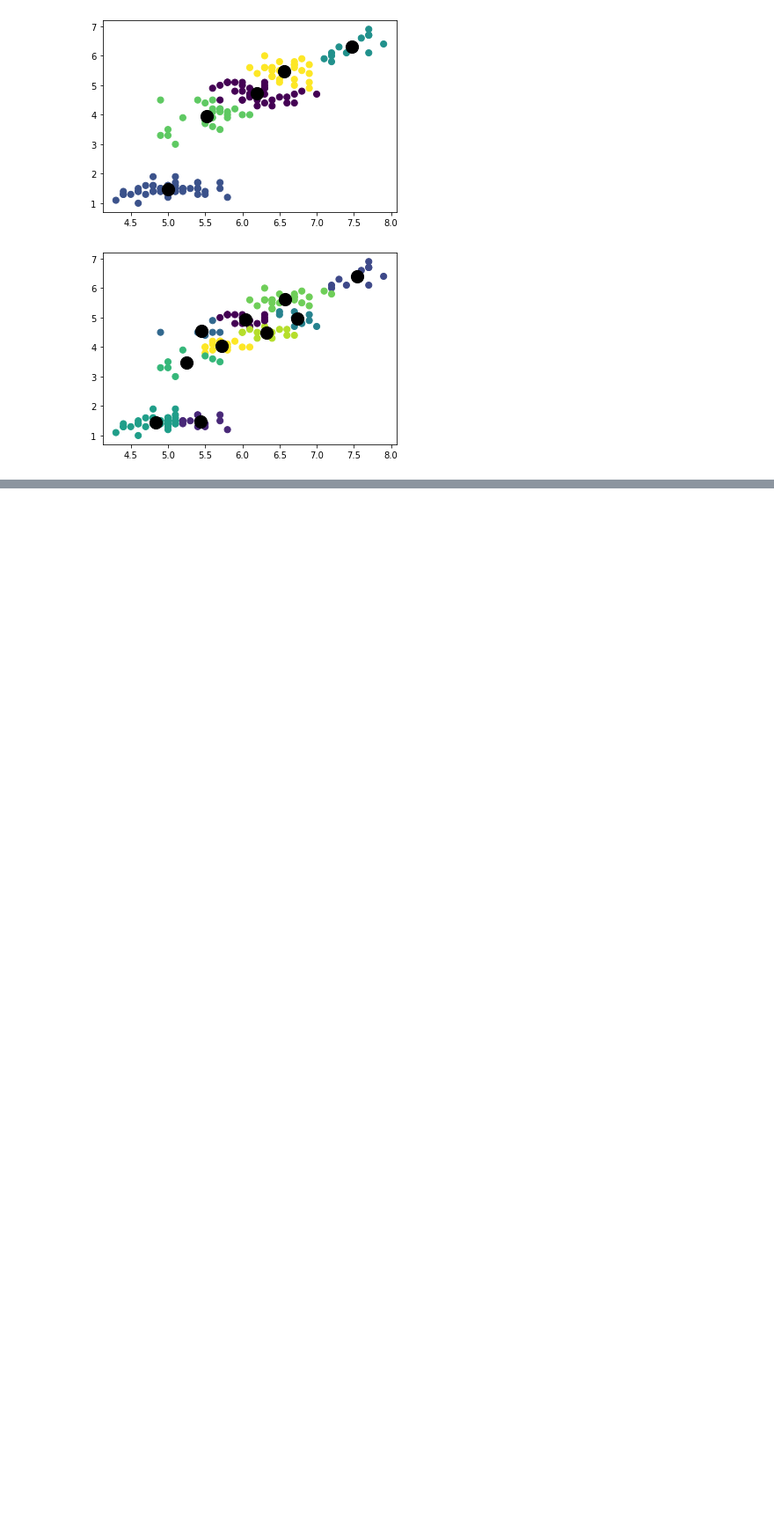
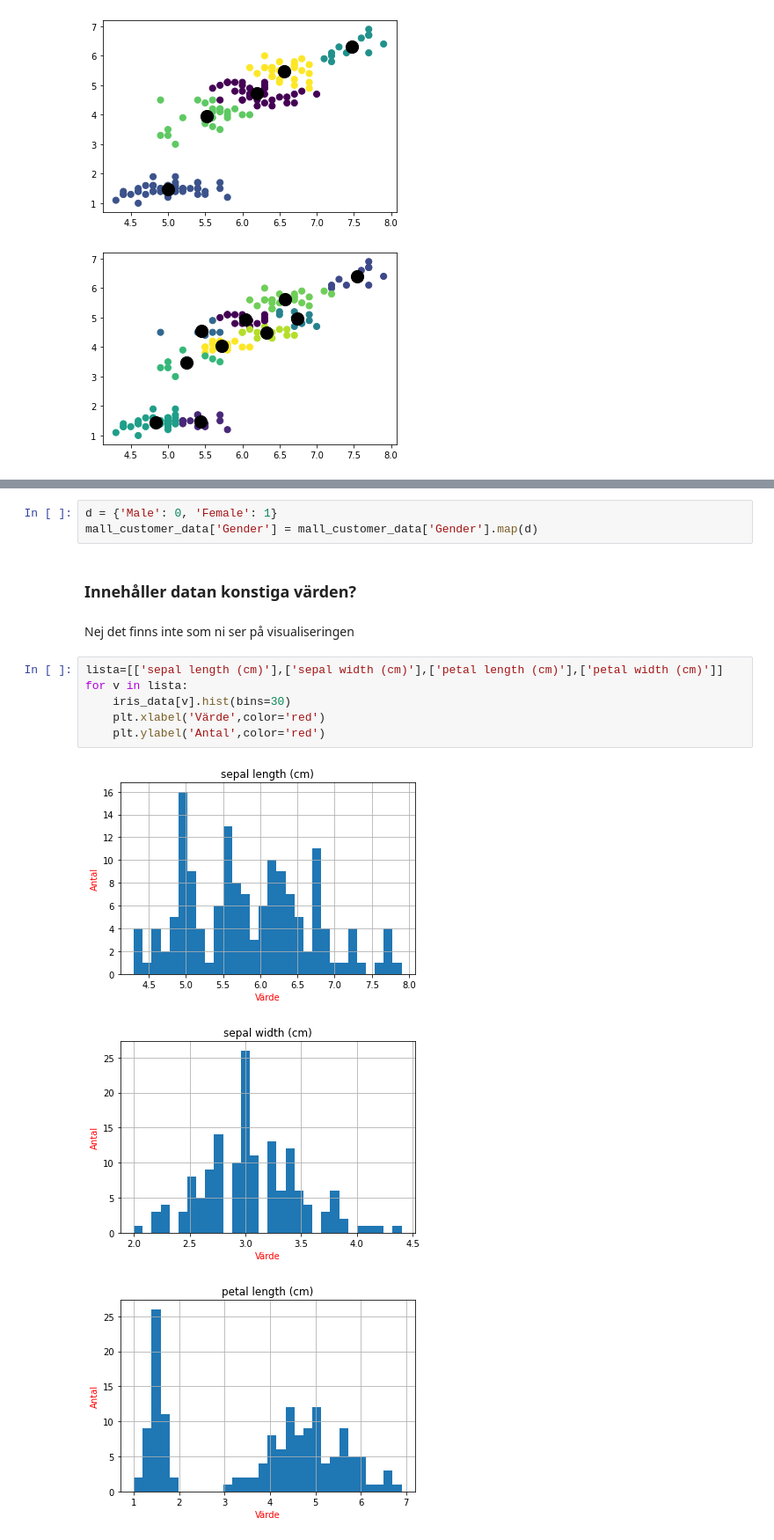
Before and after one commit to Ahmad223455322/Deep-la-rning-Linja-r_reg, a Jupyter notebook: Ahmad_Zarzar_kmeans2.ipynb, the cells around one changed output, grey strips where cells are left out. Shown at 88% size. Cells and saved outputs as stored; diff of their text form; blank space fills up the shorter version.

```diff
--- a/Ahmad_Zarzar_kmeans2.ipynb
+++ b/Ahmad_Zarzar_kmeans2.ipynb
@@ -174,0 +235,17 @@ for h in n_culster:
+# %%
+d = {'Male': 0, 'Female': 1}
+mall_customer_data['Gender'] = mall_customer_data['Gender'].map(d)
+# %% [markdown]
+### Innehåller datan konstiga värden?
+# %% [markdown]
+Nej det finns inte som ni ser på visualiseringen
+# %%
+lista=[['sepal length (cm)'],['sepal width (cm)'],['petal length (cm)'],['petal width (cm)']]
+for v in lista:
+    iris_data[v].hist(bins=30)
+    plt.xlabel('Värde',color='red')
+    plt.ylabel('Antal',color='red')
+# %% [output]
+[figure, added]
+[figure, added]
+[figure, added]
```
Also changed, not shown: parts of 34 cells of this notebook, 3 other files.
